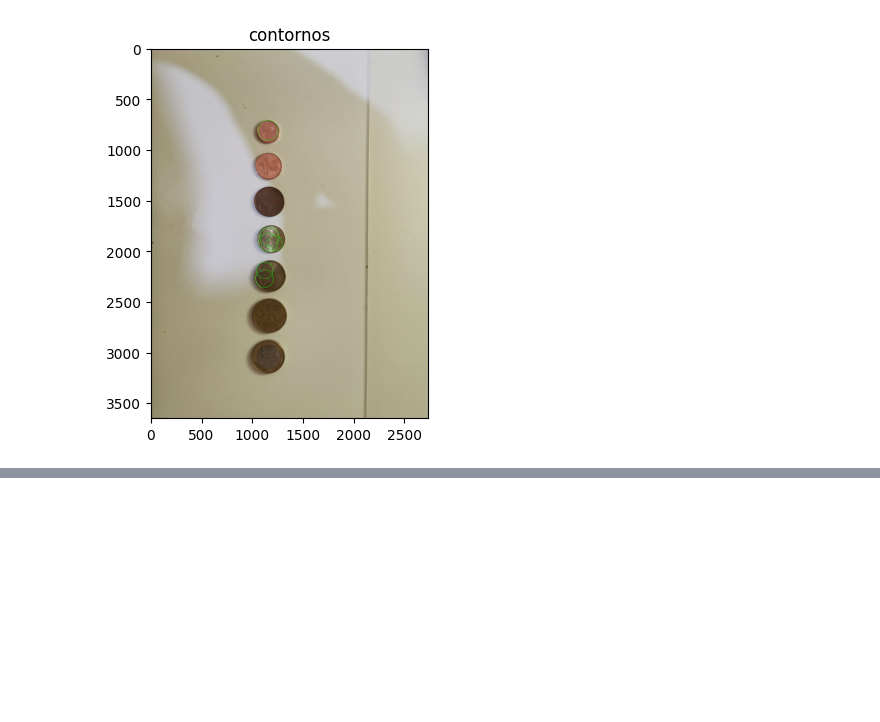
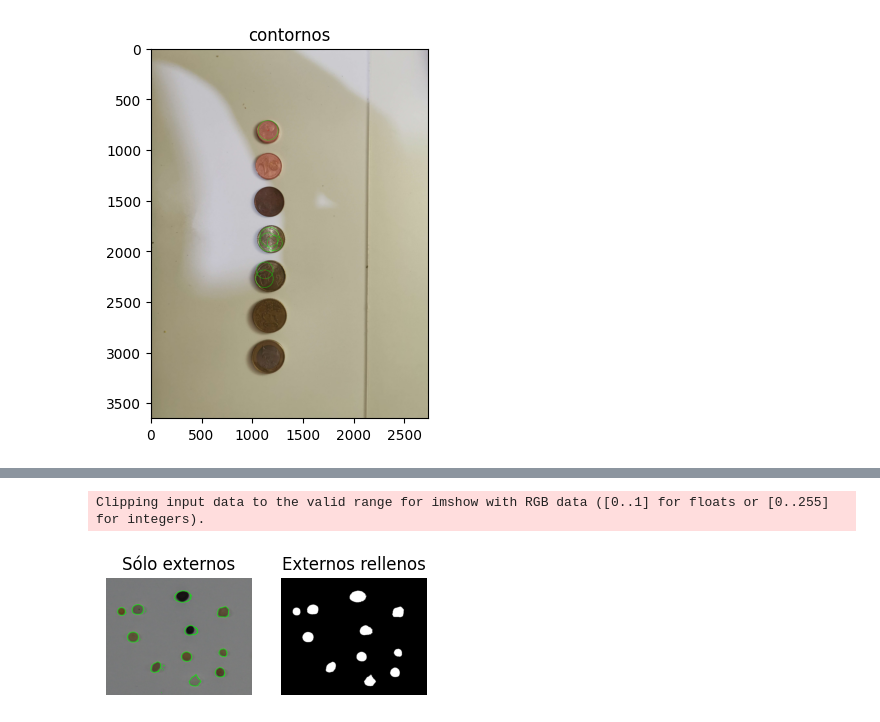
Before and after one commit to Ulpgc-Vision-por-computador/P3-Deteccion-de-formas, a Jupyter notebook: entrega.ipynb, the cells around one changed output, grey strips where cells are left out. Saved outputs shown, nothing was run; the diff lists cells and outputs as text; code cells hidden in the pictures; blank space fills up the shorter version.

```diff
--- a/entrega.ipynb
+++ b/entrega.ipynb
@@ -244,0 +247,77 @@ Text(0.5, 1.0, 'contornos')
+# %%
+img = cv2.imread('media/PEL.png')
+
+#Recordando que OpenCV lee las imágenes en BGR, por lo que convertimos para visualizr RGB
+img_rgb = cv2.cvtColor(img, cv2.COLOR_BGR2RGB)
+
+img_gris = cv2.cvtColor(img, cv2.COLOR_BGR2GRAY)
+
+#Dos umbralizados. Te invito a probar con parámetros, aplicar filtro previo, etc.
+umbral = 110
+# Umbralizado binaria invertido, dado que por defecto se asume objetos en blanco
+res,img_th1 = cv2.threshold(img_gris,umbral,255,cv2.THRESH_BINARY_INV)
+
+contornos2, hierarchy2 = cv2.findContours(img_th1,
+    cv2.RETR_EXTERNAL ,
+    cv2.CHAIN_APPROX_SIMPLE)
+
+# Dibuja sobre la imagen de entrada sólo contornos externos
+img_rgb = cv2.cvtColor(img, cv2.COLOR_BGR2RGB)
+cv2.drawContours(img_rgb, contornos2, -1, (0,255,0), 3)
+
+plt.subplot(132)
+plt.axis("off")
+plt.imshow(img_rgb)
+plt.title('Sólo externos')
+
+#Dibuja contornos externos rellenos en imagen vacía
+#crea imagen vacíanegra
+img_cont = np.zeros(img_rgb.shape)
+
+pel_area = []
+pel_perimetro = []
+pel_rect = []
+pel_elipse = []
+
+# Crea una máscara vacía del mismo tamaño que la imagen original
+mask = np.zeros(img_rgb.shape, dtype=np.uint8)
+
+for c in contornos2:
+    #Área delcontorno
+    area = cv2.contourArea(c)
+    if (area > 200):
+
+        cv2.drawContours(mask, [c], -1, (255, 255, 255), thickness=cv2.FILLED)
+
+        pel_area.append(area)
+        #Perímetro delcontorno
+        perimetro = cv2.arcLength(c,True)
+        pel_perimetro.append(perimetro)
+        #Contenedor alineado con ejes de la imagen
+        x,y,w,h = cv2.boundingRect(c)
+        #Mínimo contenedor ajustado para el contorno
+        rect = cv2.minAreaRect(c)
+        pel_rect.append(rect)
+        #Mínimo círculo que lo contiene
+        (cx,cy),radio = cv2.minEnclosingCircle(c)
+        #Elipse ajustada al contorno
+        if c.shape[0] > 5:
+            elipse = cv2.fitEllipse(c)
+            pel_elipse.append(elipse)
+            #Para determinadas tareas nos interesará mostrar estos valores
+            #print(area, perimetro, rect, cx,cy,radio, elipse)
+
+        #Dibuja los contornos
+        cv2.drawContours(img_cont, [c], -1, (255,255,255), -1)
+
+# Dibuja sobre la imagen de entrada sólo contornos externos
+img_rgb = cv2.cvtColor(img, cv2.COLOR_BGR2RGB)
+masked_figure = cv2.bitwise_and(img_rgb, mask)
+pel_mean_color = cv2.mean(masked_figure[masked_figure != 0])
+
+plt.subplot(133)
+plt.axis("off")
+plt.imshow(img_cont)
+plt.title('Externos rellenos')
+plt.show()
+# %% [output]
@@ -244,0 +335,2 @@ Text(0.5, 1.0, 'contornos')
+Clipping input data to the valid range for imshow with RGB data ([0..1] for floats or [0..255] for integers).
+[figure, added]
```
Also changed, not shown: parts of 7 cells of this notebook, 6 other files.
